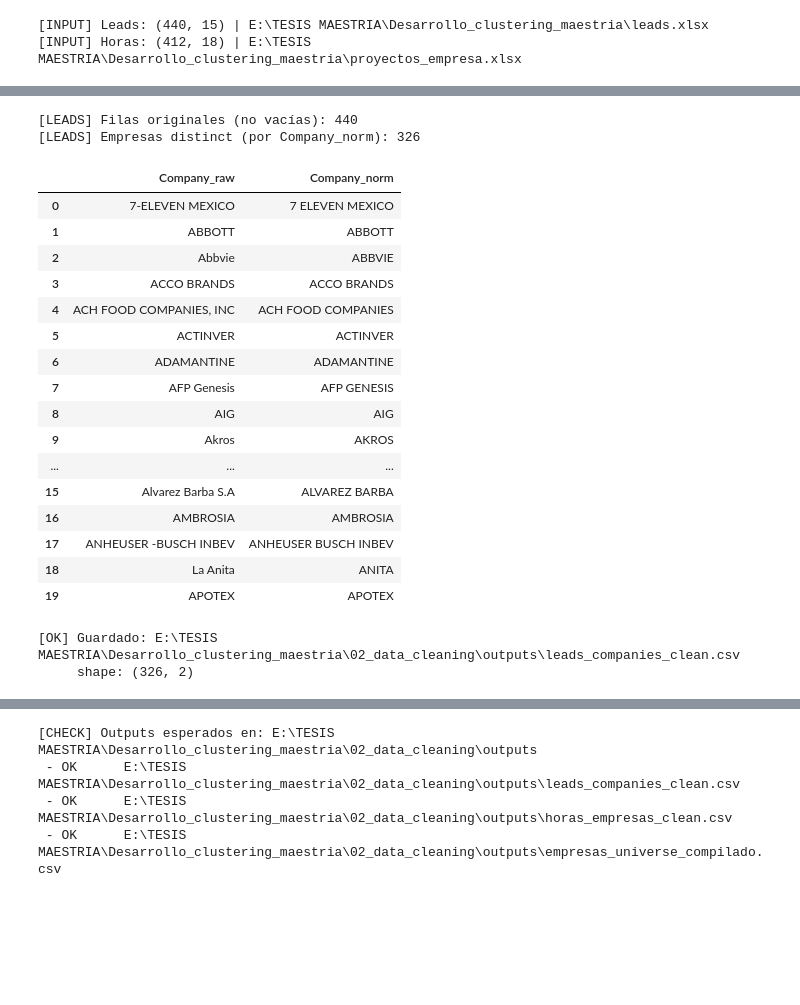
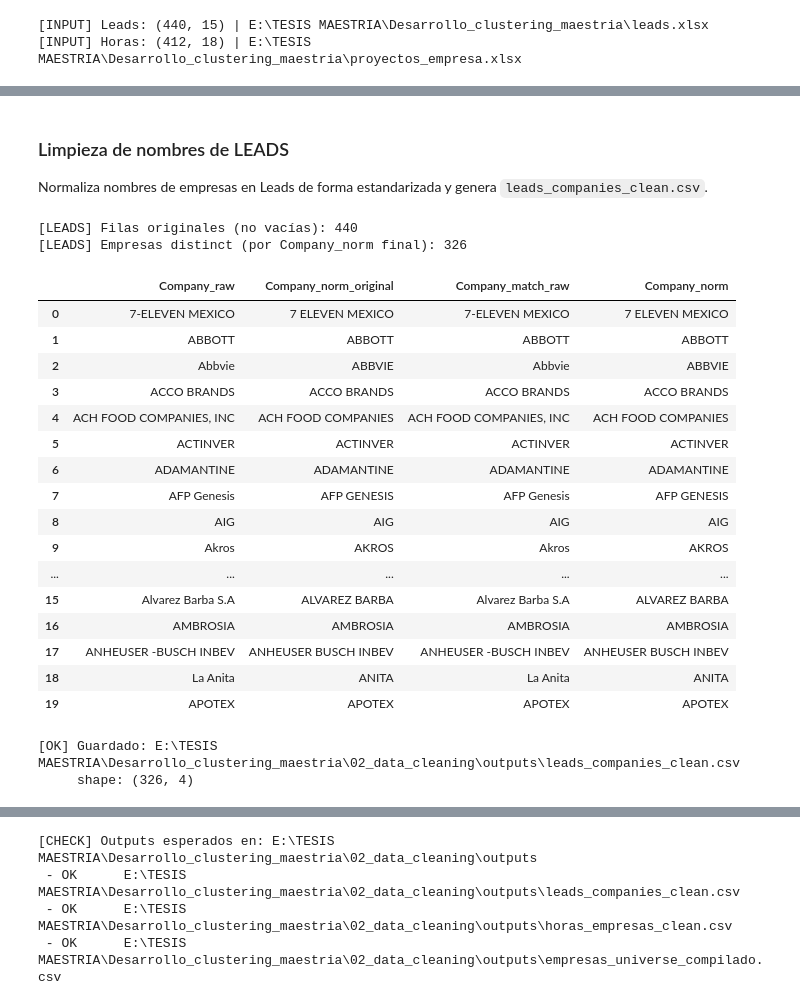
Before and after one commit to OAlbuja/Tesis_Maestria_Inteligencia_Artificial_Aplicada, a Jupyter notebook: Desarrollo_clustering_maestria/02_data_cleaning/01_staging_empresas_normalizadas.ipynb, the cells around one changed output, grey strips where cells are left out. Saved outputs shown, nothing was run; the diff lists cells and outputs as text; code cells hidden in the pictures; blank space fills up the shorter version.

```diff
--- a/Desarrollo_clustering_maestria/02_data_cleaning/01_staging_empresas_normalizadas.ipynb
+++ b/Desarrollo_clustering_maestria/02_data_cleaning/01_staging_empresas_normalizadas.ipynb
@@ -128,14 +140,18 @@ print("[INPUT] Horas:", df_horas.shape, "|", HORAS_FILE.resolve())
   - `leads_companies_clean.csv`
   - `horas_empresas_clean.csv`
   - `empresas_universe_compilado.csv`
+# %% [markdown]
+### Limpieza de nombres de LEADS
+Normaliza nombres de empresas en Leads de forma estandarizada y genera `leads_companies_clean.csv`.
 # %%
 # === 9.a Limpieza LEADS (Company) ===
-# Resultado esperado: DataFrame `leads_companies_clean` con Company raw + normalizada (distinct por normalizada)
+# Resultado esperado: DataFrame `leads_companies_clean` con Company raw y normalización final.
 
 import re
 import unicodedata
 import numpy as np
 import pandas as pd
+
 
 def _strip_accents(text: str) -> str:
     return "".join(
@@ -143,81 +159,93 @@ def _strip_accents(text: str) -> str:
         if not unicodedata.combining(ch)
     )
 
+
 def normalize_company_name(value) -> str:
     """Normaliza nombres de empresa para comparación (no para mostrar)."""
-    if value is None:
-        return ""
-    if isinstance(value, float) and np.isnan(value):
+    if value is None or pd.isna(value):
         return ""
 
     s = str(value).strip()
     if not s:
         return ""
 
+    # Quitar rastros de copiado tipo referencias bibliográficas: "1. Nombre [1]".
+    s = re.sub(r"\[\s*\d+\s*\]", " ", s)
+    s = re.sub(r"^\s*\d+\s*[\.)]\s*", " ", s)
+
     s = _strip_accents(s)
     s = s.upper()
     s = re.sub(r"[^A-Z0-9 ]+", " ", s)
 
-    # Quitar sufijos/palabras frecuentes que distorsionan el matching
+    # Quitar sufijos legales frecuentes. Ojo: la puntuación ya fue convertida a espacios.
     s = re.sub(
-        r"\b(SA|S\s*A|S\.A\.?|S\.A\.S\.?|SAS|LTDA|CIA|C\.?IA\.?|COMPANIA|COMPAÑIA|CORP|INC|LLC|C\.L\.?|C\.?LTDA\.?|\&|Y)\b",
+        r"\b(S\s*DE\s*R\s*L\s*DE\s*C\s*V|S\s*R\s*L\s*C\s*V|S\s*A\s*S|SAS|S\s*A|SA|C\s*LTDA|C\s*A|CA|C\s*V|LTDA|CIA|C\s*IA|COMPANIA|COMPAÑIA|ANONIMA|CORP|INC|LLC|C\s*L|\&|Y)\b",
         " ",
         s,
     )
     s = re.sub(r"\b(DE|DEL|LA|EL|LOS|LAS)\b", " ", s)
     s = re.sub(r"\s+", " ", s).strip()
-    return s
+    tokens = []
+    for tok in s.split():
+        if not tokens or tokens[-1] != tok:
+            tokens.append(tok)
+    return " ".join(tokens)
+
 
 if "df_leads" not in globals():
     raise NameError("No existe `df_leads` en memoria. Ejecuta primero la celda de 'Carga de datasets'.")
 
 if "Company" not in df_leads.columns:
     raise KeyError("La columna `Company` no existe en `df_leads`.")
 
 _company_raw = (
     df_leads["Company"]
     .astype("string")
     .fillna("")
     .map(lambda x: x.strip())
     .replace("", pd.NA)
     .dropna()
-    )
+)
+
+leads_companies_clean = pd.DataFrame({"Company_raw": _company_raw})
+leads_companies_clean["Company_norm_original"] = leads_companies_clean["Company_raw"].map(normalize_company_name)
+leads_companies_clean["Company_match_raw"] = leads_companies_clean["Company_raw"]
+leads_companies_clean["Company_norm"] = leads_companies_clean["Company_norm_original"]
 
 leads_companies_clean = (
-    pd.DataFrame({"Company_raw": _company_raw})
-    .assign(Company_norm=lambda d: d["Company_raw"].map(normalize_company_name))
+    leads_companies_clean
     .query("Company_norm != ''")
     .drop_duplicates(subset=["Company_norm"], keep="first")
     .sort_values("Company_norm")
     .reset_index(drop=True)
-    )
+)
 
 print("[LEADS] Filas originales (no vacías):", int(_company_raw.shape[0]))
-print("[LEADS] Empresas distinct (por Company_norm):", int(leads_companies_clean.shape[0]))
+print("[LEADS] Empresas distinct (por Company_norm final):", int(leads_companies_clean.shape[0]))
 
 display(leads_companies_clean.head(20))
 
 # --- Export CSV ---
 _ = save_df_csv(leads_companies_clean, OUTPUT_DIR / "leads_companies_clean.csv")
 # %% [output]
 [LEADS] Filas originales (no vacías): 440
-[LEADS] Empresas distinct (por Company_norm): 326
+[LEADS] Empresas distinct (por Company_norm final): 326
-|  | Company_raw | Company_norm |
-| 0 | 7-ELEVEN MEXICO | 7 ELEVEN MEXICO |
-| 1 | ABBOTT | ABBOTT |
-| 2 | Abbvie | ABBVIE |
-| 3 | ACCO BRANDS | ACCO BRANDS |
-| 4 | ACH FOOD COMPANIES, INC | ACH FOOD COMPANIES |
-| 5 | ACTINVER | ACTINVER |
-| 6 | ADAMANTINE | ADAMANTINE |
-| 7 | AFP Genesis | AFP GENESIS |
-| 8 | AIG | AIG |
-| 9 | Akros | AKROS |
-| ... | ... | ... |
-| 15 | Alvarez Barba S.A | ALVAREZ BARBA |
-| 16 | AMBROSIA | AMBROSIA |
-| 17 | ANHEUSER -BUSCH INBEV | ANHEUSER BUSCH INBEV |
-| 18 | La Anita | ANITA |
-| 19 | APOTEX | APOTEX |
+|  | Company_raw | Company_norm_original | Company_match_raw | Company_norm |
+| 0 | 7-ELEVEN MEXICO | 7 ELEVEN MEXICO | 7-ELEVEN MEXICO | 7 ELEVEN MEXICO |
+| 1 | ABBOTT | ABBOTT | ABBOTT | ABBOTT |
+| 2 | Abbvie | ABBVIE | Abbvie | ABBVIE |
+| 3 | ACCO BRANDS | ACCO BRANDS | ACCO BRANDS | ACCO BRANDS |
+| 4 | ACH FOOD COMPANIES, INC | ACH FOOD COMPANIES | ACH FOOD COMPANIES, INC | ACH FOOD COMPANIES |
+| 5 | ACTINVER | ACTINVER | ACTINVER | ACTINVER |
+| 6 | ADAMANTINE | ADAMANTINE | ADAMANTINE | ADAMANTINE |
+| 7 | AFP Genesis | AFP GENESIS | AFP Genesis | AFP GENESIS |
+| 8 | AIG | AIG | AIG | AIG |
+| 9 | Akros | AKROS | Akros | AKROS |
+| ... | ... | ... | ... | ... |
+| 15 | Alvarez Barba S.A | ALVAREZ BARBA | Alvarez Barba S.A | ALVAREZ BARBA |
+| 16 | AMBROSIA | AMBROSIA | AMBROSIA | AMBROSIA |
+| 17 | ANHEUSER -BUSCH INBEV | ANHEUSER BUSCH INBEV | ANHEUSER -BUSCH INBEV | ANHEUSER BUSCH INBEV |
+| 18 | La Anita | ANITA | La Anita | ANITA |
+| 19 | APOTEX | APOTEX | APOTEX | APOTEX |
 [OK] Guardado: E:\TESIS MAESTRIA\Desarrollo_clustering_maestria\02_data_cleaning\outputs\leads_companies_clean.csv
-     shape: (326, 2)
+     shape: (326, 4)
```
Also changed, not shown: parts of 14 cells of this notebook, 37 other files.
